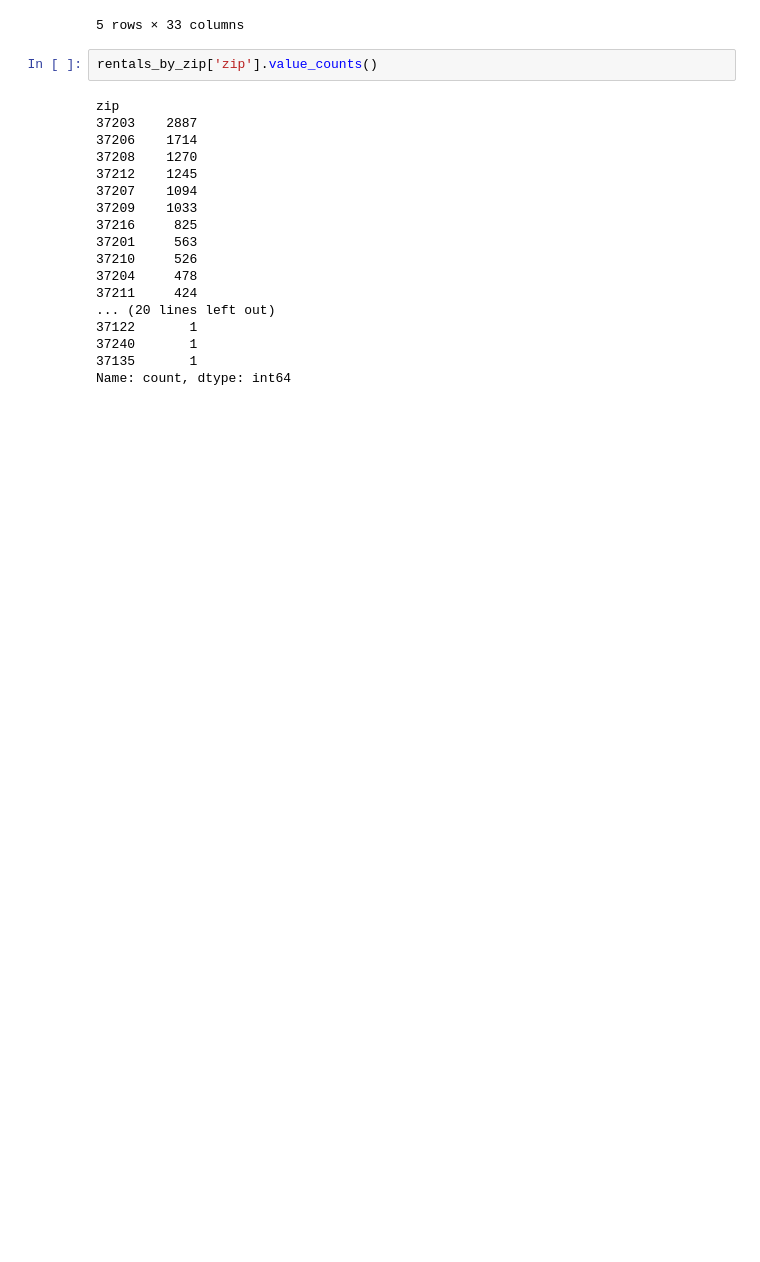
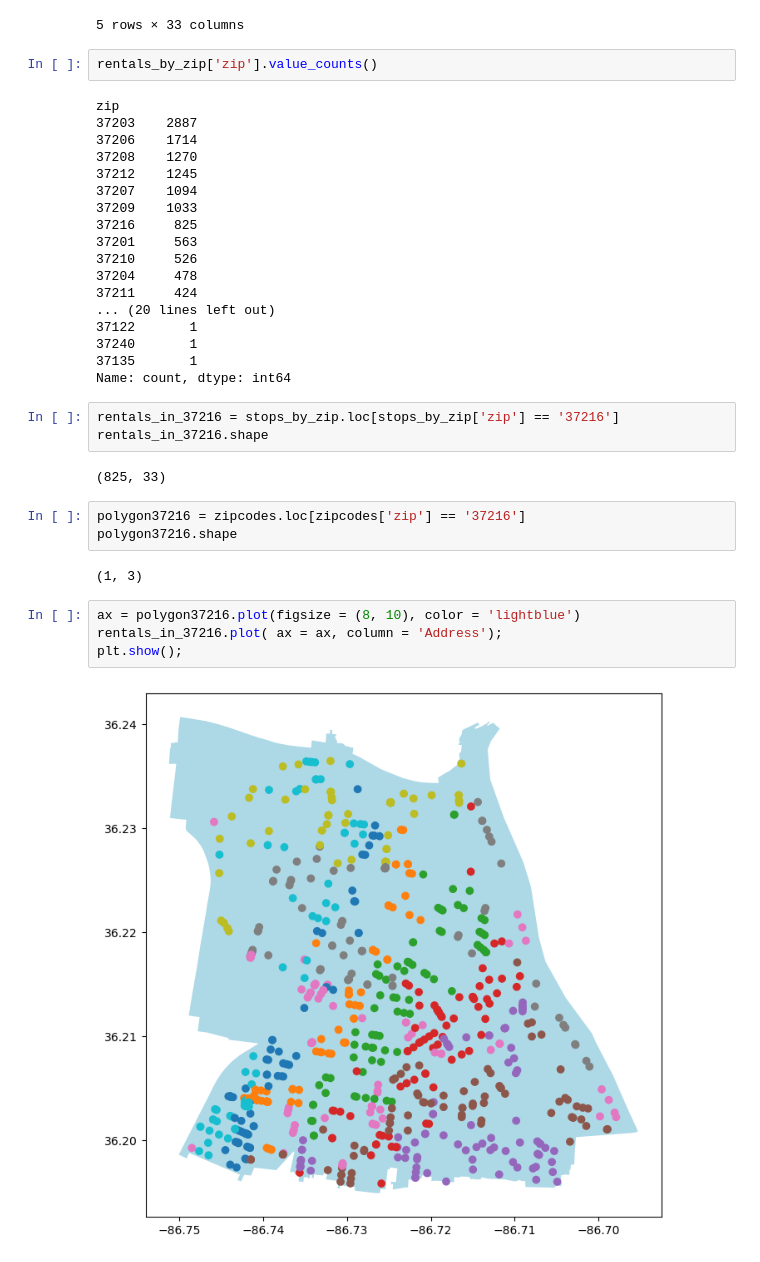
Before and after one commit to NSS-Data-Analytics-Cohort-8/geospatial-python-workshop-fabkiwi06, a Jupyter notebook: notebooks/short_term_rentals.ipynb, the cells around one changed output. Cells and saved outputs as stored; diff of their text form; blank space fills up the shorter version.

```diff
--- a/notebooks/short_term_rentals.ipynb
+++ b/notebooks/short_term_rentals.ipynb
@@ -183,3 +183,19 @@ zip
 37240       1
 37135       1
 Name: count, dtype: int64
+# %%
+rentals_in_37216 = stops_by_zip.loc[stops_by_zip['zip'] == '37216']
+rentals_in_37216.shape
+# %% [output]
+(825, 33)
+# %%
+polygon37216 = zipcodes.loc[zipcodes['zip'] == '37216']
+polygon37216.shape
+# %% [output]
+(1, 3)
+# %%
+ax = polygon37216.plot(figsize = (8, 10), color = 'lightblue')
+rentals_in_37216.plot( ax = ax, column = 'Address');
+plt.show();
+# %% [output]
+[figure, added]
```
Also changed, not shown: parts of 7 cells of this notebook.
